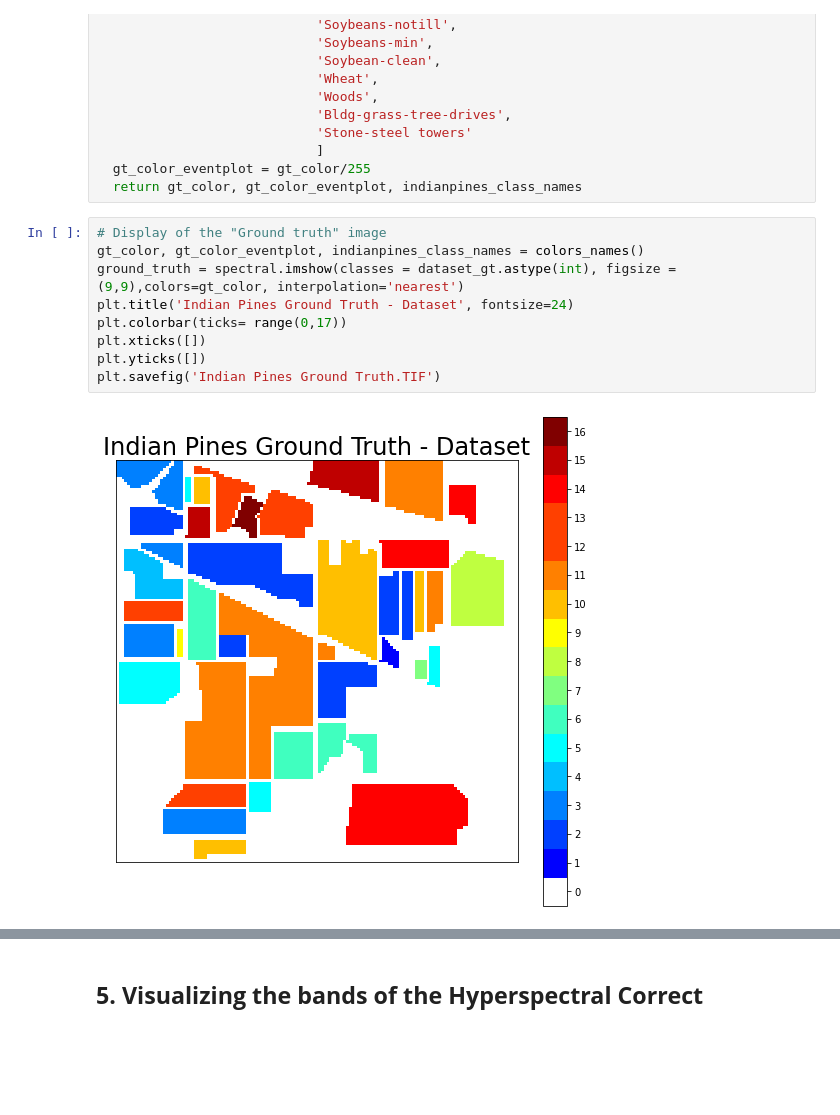
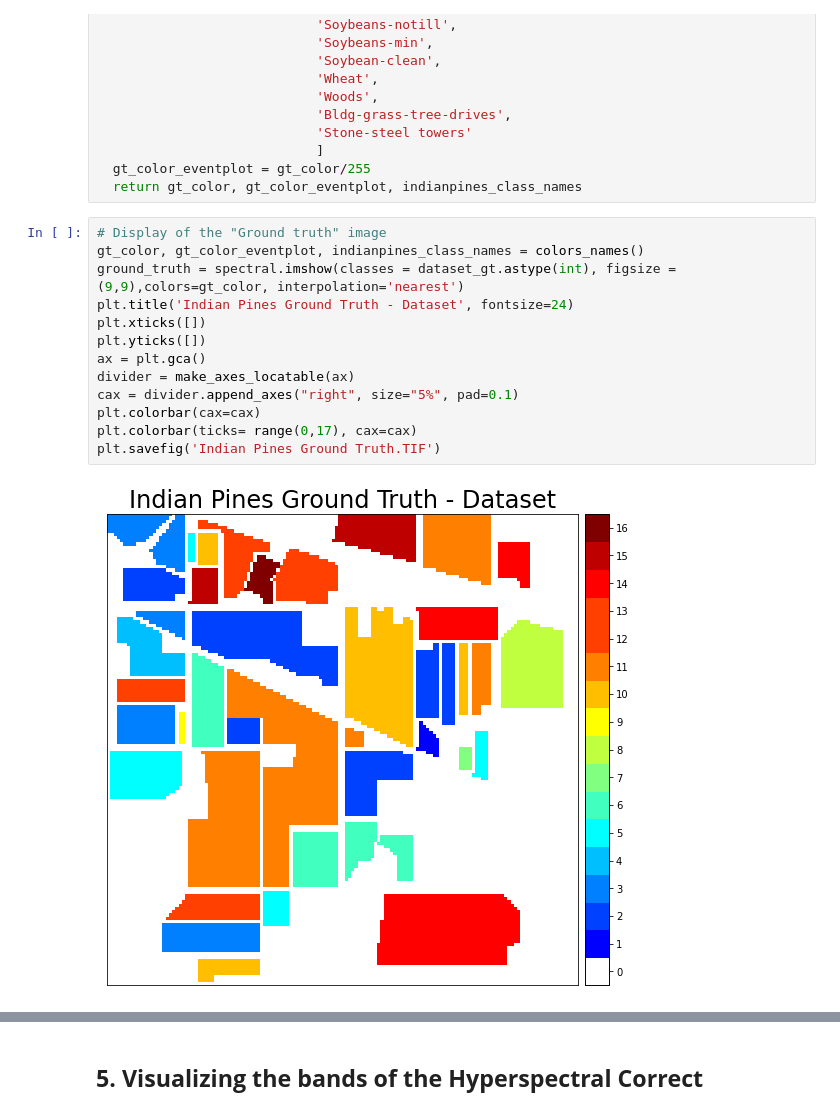
Before and after one commit to LipeBuiles/Hyperspectral-Remote-Sensing-Scenes, a Jupyter notebook: Indian Pines.ipynb, the cells around one changed output, grey strips where cells are left out. Cells and saved outputs as stored; diff of their text form; blank space fills up the shorter version.

```diff
--- a/Indian Pines.ipynb
+++ b/Indian Pines.ipynb
@@ -174,13 +182,17 @@ def colors_names():
 # %%
 # Display of the "Ground truth" image
 gt_color, gt_color_eventplot, indianpines_class_names = colors_names()
 ground_truth = spectral.imshow(classes = dataset_gt.astype(int), figsize =(9,9),colors=gt_color, interpolation='nearest')
 plt.title('Indian Pines Ground Truth - Dataset', fontsize=24)
-plt.colorbar(ticks= range(0,17))
 plt.xticks([])
 plt.yticks([])
+ax = plt.gca()
+divider = make_axes_locatable(ax)
+cax = divider.append_axes("right", size="5%", pad=0.1)
+plt.colorbar(cax=cax)
+plt.colorbar(ticks= range(0,17), cax=cax)
 plt.savefig('Indian Pines Ground Truth.TIF')
 # %% [output]
-[figure, old version]
+[figure, new version]
 # %%
 ground_truth = spectral.imshow(classes = dataset_gt.astype(int), figsize =(9,9),colors=gt_color, interpolation='nearest')
```
Also changed, not shown: parts of 24 cells of this notebook.
